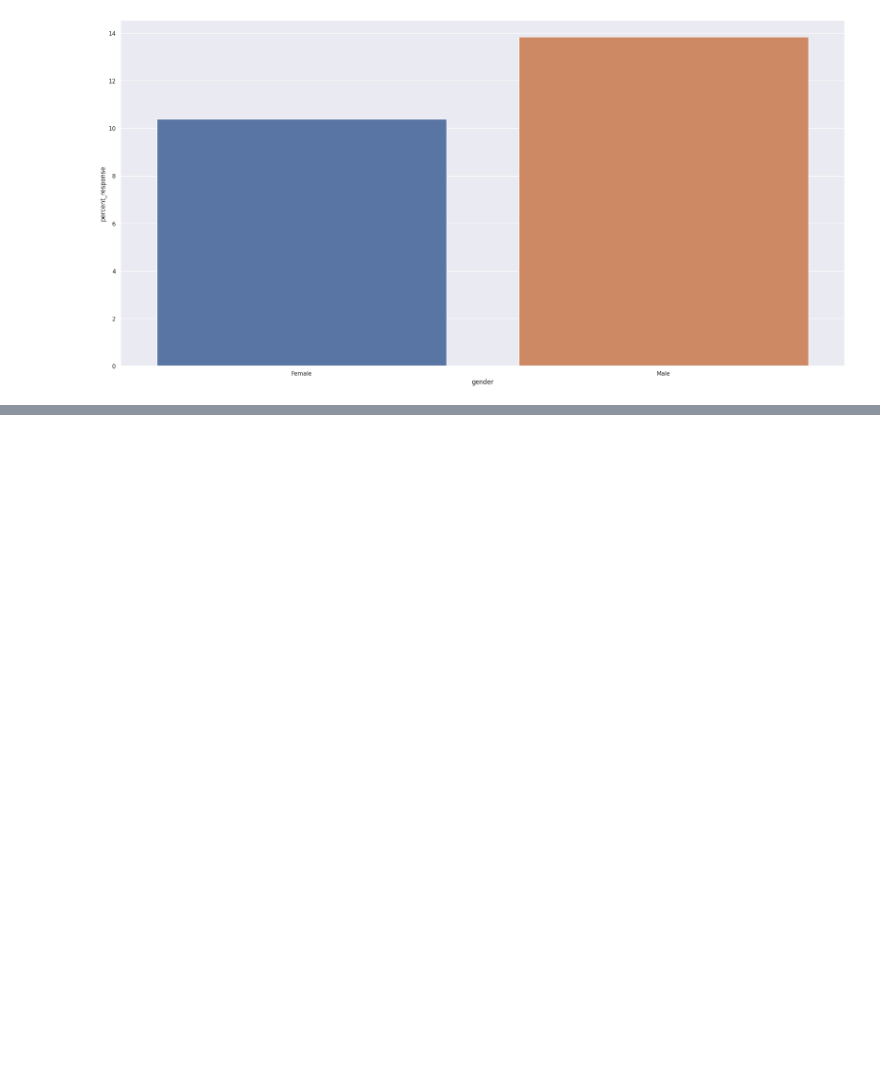
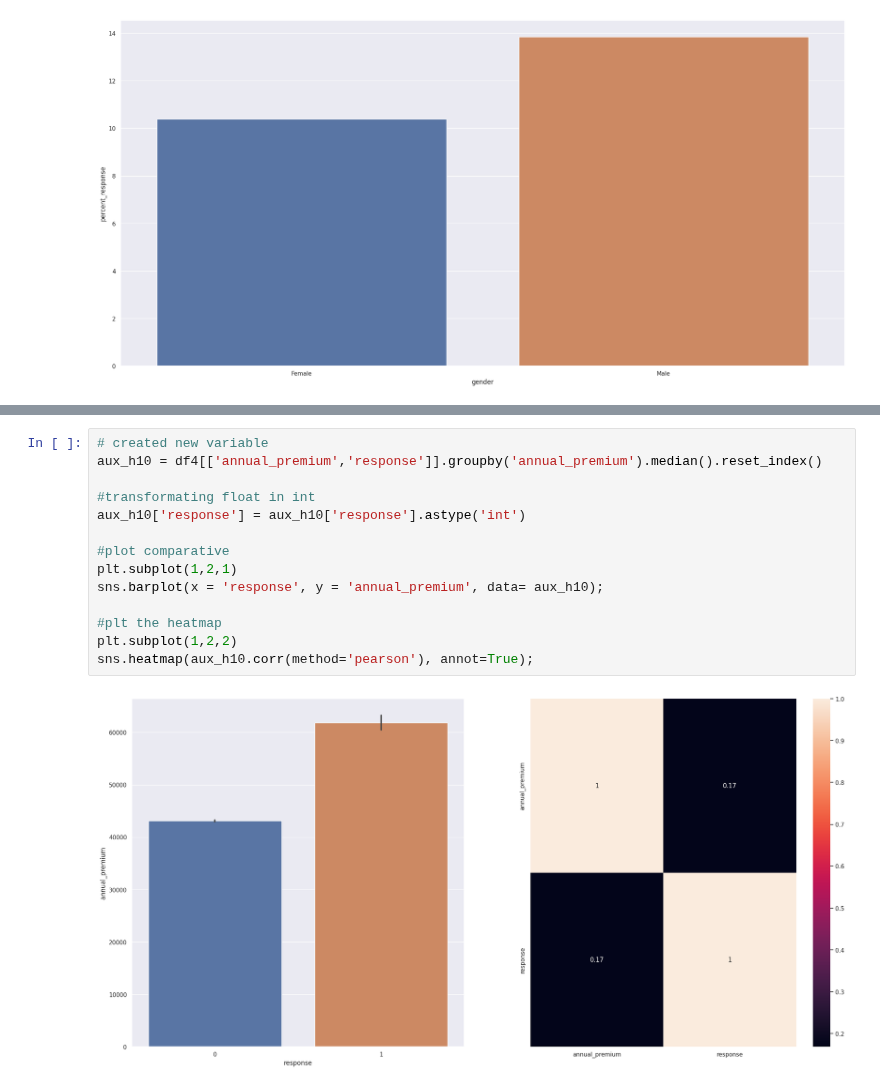
Before and after one commit to guiaraujofreitas/Insurance-Health-Cross-Sell, a Jupyter notebook: Step_4_Project_Health_Insurance_Cross_Sell.ipynb, the cells around one changed output, grey strips where cells are left out. Drawn from its saved outputs; the diff is of its cells as text; blank space fills up the shorter version.

```diff
--- a/Step_4_Project_Health_Insurance_Cross_Sell.ipynb
+++ b/Step_4_Project_Health_Insurance_Cross_Sell.ipynb
@@ -449,0 +467,16 @@ sns.barplot(x='vehicle_age',y = 'percentage' ,data= aux_h7);
+# %%
+# created new variable
+aux_h10 = df4[['annual_premium','response']].groupby('annual_premium').median().reset_index()
+
+#transformating float in int
+aux_h10['response'] = aux_h10['response'].astype('int')
+
+#plot comparative
+plt.subplot(1,2,1)
+sns.barplot(x = 'response', y = 'annual_premium', data= aux_h10);
+
+#plt the heatmap
+plt.subplot(1,2,2)
+sns.heatmap(aux_h10.corr(method='pearson'), annot=True);
+# %% [output]
+[figure, added]
```
Also changed, not shown: parts of 25 cells of this notebook.
